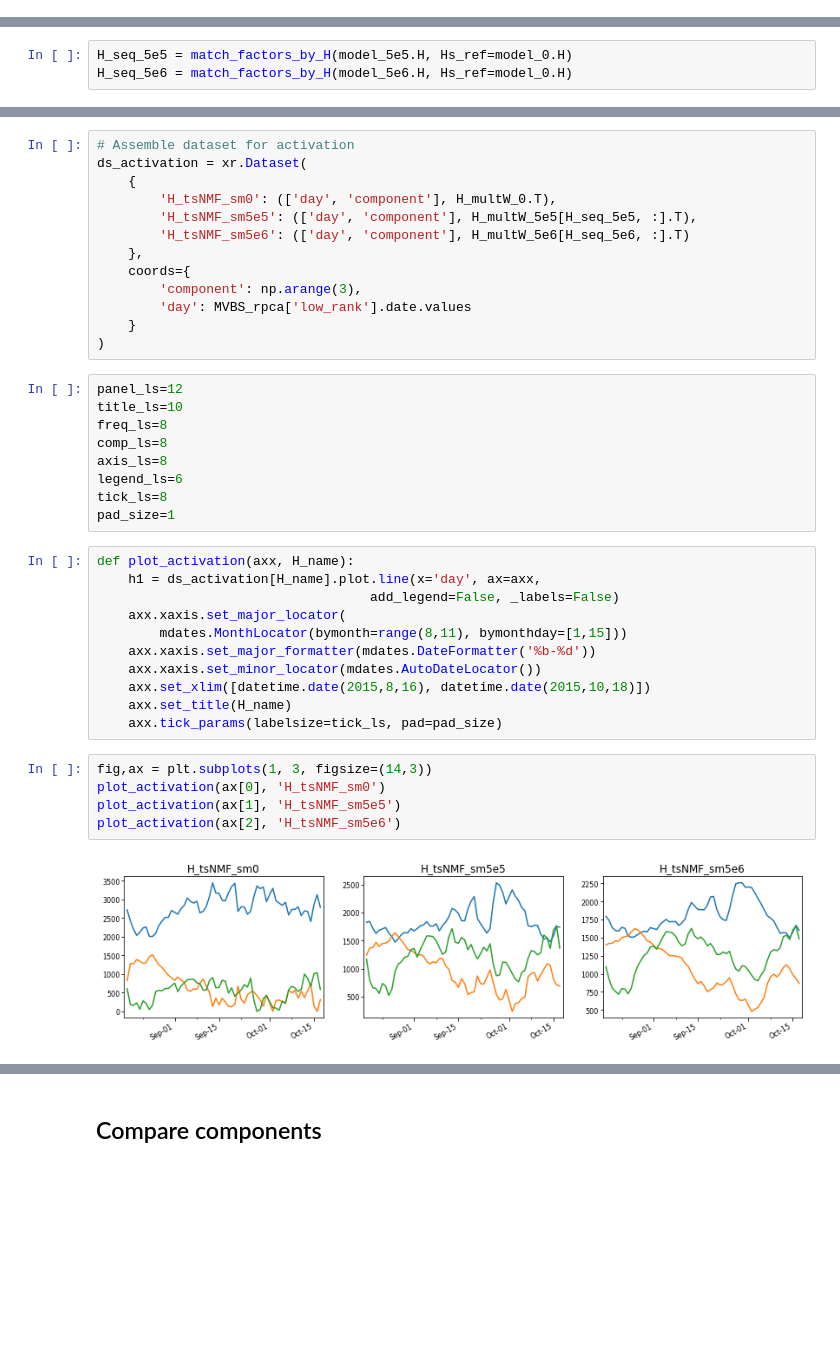
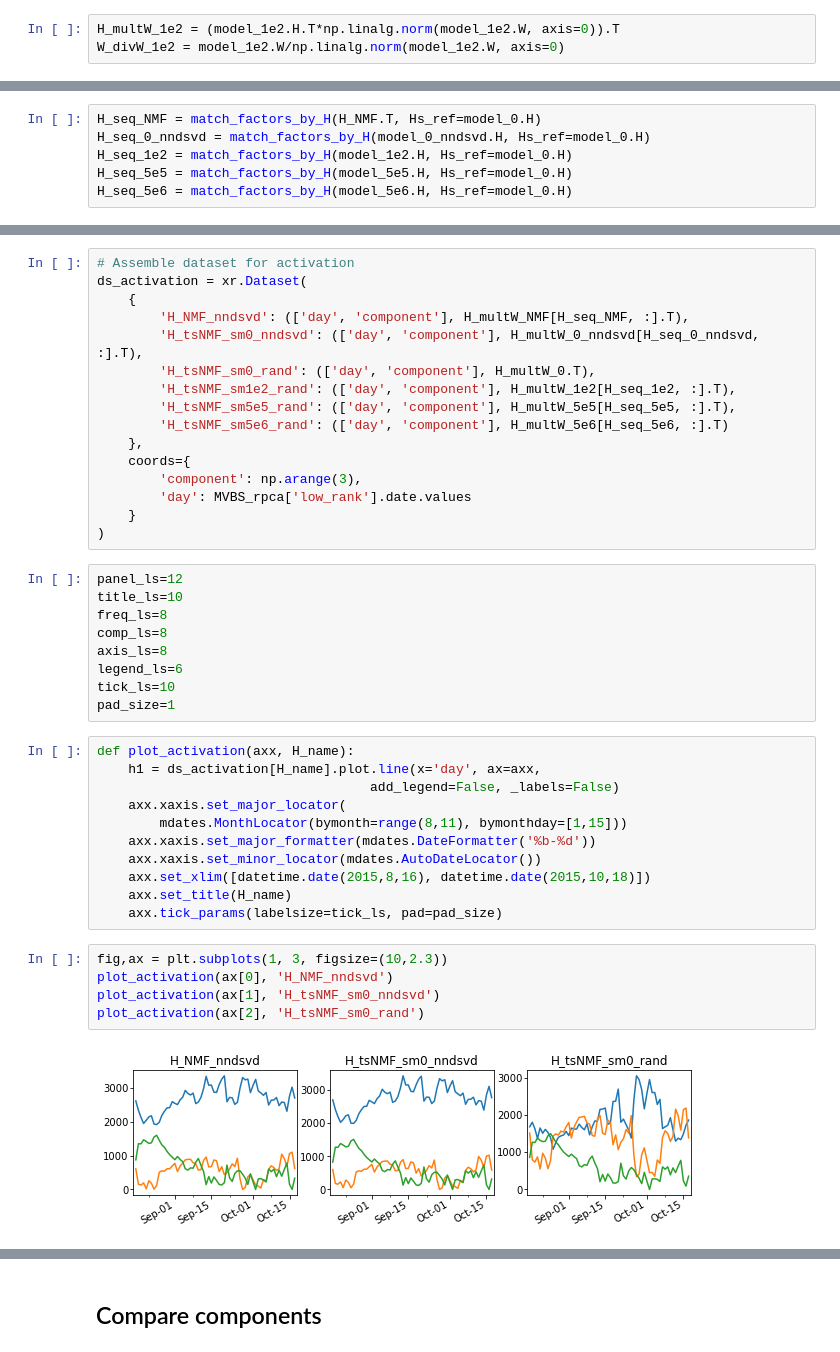
Before and after one commit to leewujung/ooi-echo-matrix-decomposition, a Jupyter notebook: notebooks/fig_si_sm_effects.ipynb, the cells around one changed output, grey strips where cells are left out. Saved outputs shown, nothing was run; the diff lists cells and outputs as text; blank space fills up the shorter version.

```diff
--- a/notebooks/fig_si_sm_effects.ipynb
+++ b/notebooks/fig_si_sm_effects.ipynb
@@ -55,0 +119,3 @@ H_multW_0.shape, W_divW_0.shape
+# %%
+H_multW_1e2 = (model_1e2.H.T*np.linalg.norm(model_1e2.W, axis=0)).T
+W_divW_1e2 = model_1e2.W/np.linalg.norm(model_1e2.W, axis=0)
@@ -124,6 +214,9 @@ def match_factors_by_H(Hs, Hs_ref):
 
     return np.array(index).astype(int)
 # %%
+H_seq_NMF = match_factors_by_H(H_NMF.T, Hs_ref=model_0.H)
+H_seq_0_nndsvd = match_factors_by_H(model_0_nndsvd.H, Hs_ref=model_0.H)
+H_seq_1e2 = match_factors_by_H(model_1e2.H, Hs_ref=model_0.H)
 H_seq_5e5 = match_factors_by_H(model_5e5.H, Hs_ref=model_0.H)
 H_seq_5e6 = match_factors_by_H(model_5e6.H, Hs_ref=model_0.H)
 # %% [markdown]
@@ -132,9 +225,12 @@ H_seq_5e6 = match_factors_by_H(model_5e6.H, Hs_ref=model_0.H)
 # Assemble dataset for activation
 ds_activation = xr.Dataset(
     {
-        'H_tsNMF_sm0': (['day', 'component'], H_multW_0.T),
-        'H_tsNMF_sm5e5': (['day', 'component'], H_multW_5e5[H_seq_5e5, :].T),
-        'H_tsNMF_sm5e6': (['day', 'component'], H_multW_5e6[H_seq_5e6, :].T)
+        'H_NMF_nndsvd': (['day', 'component'], H_multW_NMF[H_seq_NMF, :].T),
+        'H_tsNMF_sm0_nndsvd': (['day', 'component'], H_multW_0_nndsvd[H_seq_0_nndsvd, :].T),
+        'H_tsNMF_sm0_rand': (['day', 'component'], H_multW_0.T),
+        'H_tsNMF_sm1e2_rand': (['day', 'component'], H_multW_1e2[H_seq_1e2, :].T),
+        'H_tsNMF_sm5e5_rand': (['day', 'component'], H_multW_5e5[H_seq_5e5, :].T),
+        'H_tsNMF_sm5e6_rand': (['day', 'component'], H_multW_5e6[H_seq_5e6, :].T)
     },
     coords={
         'component': np.arange(3),
@@ -148,7 +244,7 @@ freq_ls=8
 comp_ls=8
 axis_ls=8
 legend_ls=6
-tick_ls=8
+tick_ls=10
 pad_size=1
 # %%
 def plot_activation(axx, H_name):
@@ -162,9 +258,9 @@ def plot_activation(axx, H_name):
     axx.set_title(H_name)
     axx.tick_params(labelsize=tick_ls, pad=pad_size)
 # %%
-fig,ax = plt.subplots(1, 3, figsize=(14,3))
-plot_activation(ax[0], 'H_tsNMF_sm0')
-plot_activation(ax[1], 'H_tsNMF_sm5e5')
-plot_activation(ax[2], 'H_tsNMF_sm5e6')
+fig,ax = plt.subplots(1, 3, figsize=(10,2.3))
+plot_activation(ax[0], 'H_NMF_nndsvd')
+plot_activation(ax[1], 'H_tsNMF_sm0_nndsvd')
+plot_activation(ax[2], 'H_tsNMF_sm0_rand')
 # %% [output]
-[figure, old version]
+[figure, new version]
```
Also changed, not shown: parts of 47 cells of this notebook, 1 other file.
